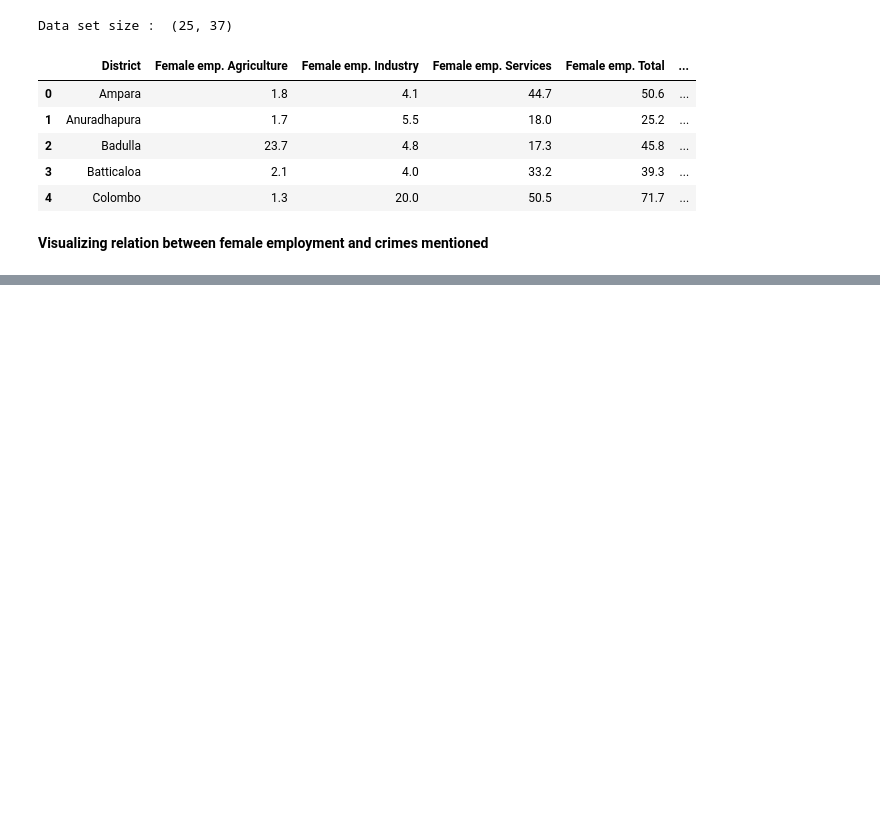
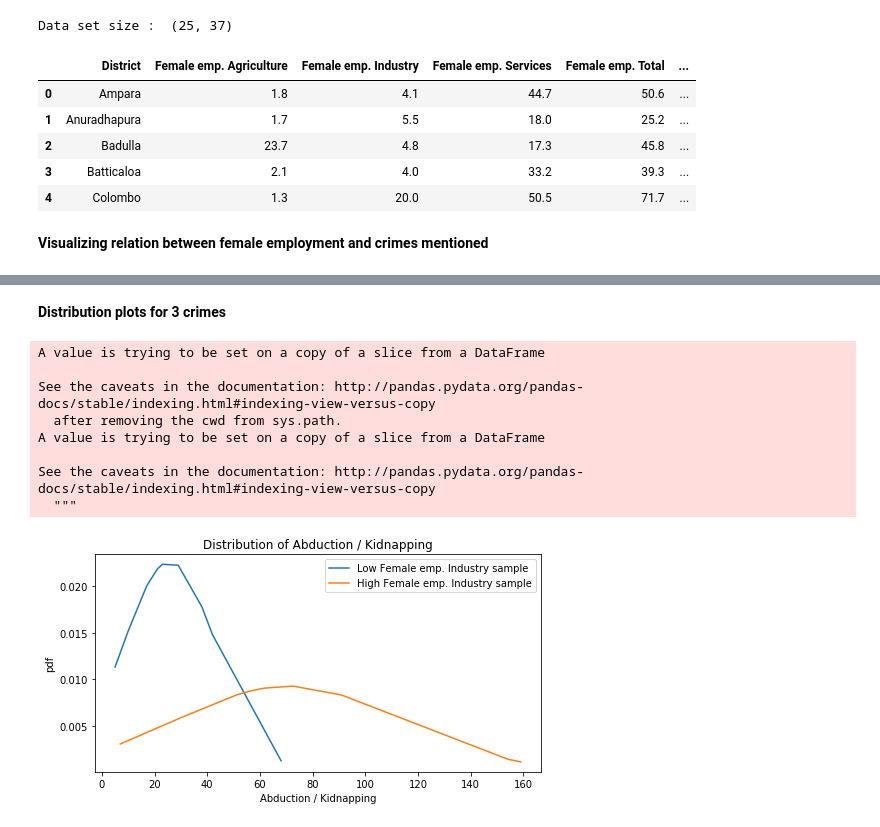
Before and after one commit to PraAnj/gov.lk.data.analysis, a Jupyter notebook: src/female_industrial_employment_relates_to_crimes.ipynb, the cells around one changed output, grey strips where cells are left out. Saved outputs shown, nothing was run; the diff lists cells and outputs as text; code cells hidden in the pictures; blank space fills up the shorter version.

```diff
--- a/src/female_industrial_employment_relates_to_crimes.ipynb
+++ b/src/female_industrial_employment_relates_to_crimes.ipynb
@@ -68,0 +97,4 @@ plotScatterForCrime('Hurt  by Knife etc.', "Hurt by knife", 3)
+# %%
+## Low Female emp. Industry sample
+low_sample = integrated_data[:12]
+low_sample.describe()
@@ -68,0 +111,4 @@ plotScatterForCrime('Hurt  by Knife etc.', "Hurt by knife", 3)
+# %%
+## High Female emp. Industry sample
+high_sample = integrated_data[12:]
+high_sample.describe()
@@ -68,0 +125,31 @@ plotScatterForCrime('Hurt  by Knife etc.', "Hurt by knife", 3)
+# %% [markdown]
+**Distribution plots for 3 crimes**
+# %%
+def plotDistributionPlot(column):
+    fig, ax = plt.subplots(figsize=(8,4))
+
+    low_sample.sort_values(by=column, inplace=True)
+    high_sample.sort_values(by=column, inplace=True)
+
+    low_sample_fit = stat.norm.pdf(low_sample[column], low_sample[column].mean(), low_sample[column].std())
+    ax.plot(low_sample[column], low_sample_fit, label='Low Female emp. Industry sample')
+
+    high_sample_fit = stat.norm.pdf(high_sample[column], high_sample[column].mean(), high_sample[column].std())
+    ax.plot(high_sample[column], high_sample_fit, label='High Female emp. Industry sample')
+
+    plt.title('Distribution of '+ column)
+    plt.xlabel(column)
+    plt.ylabel('pdf')
+    plt.legend()
+# %%
+plotDistributionPlot('Abduction / Kidnapping')
+# %% [output]
+A value is trying to be set on a copy of a slice from a DataFrame
+
+See the caveats in the documentation: http://pandas.pydata.org/pandas-docs/stable/indexing.html#indexing-view-versus-copy
+  after removing the cwd from sys.path.
+A value is trying to be set on a copy of a slice from a DataFrame
+
+See the caveats in the documentation: http://pandas.pydata.org/pandas-docs/stable/indexing.html#indexing-view-versus-copy
+  """
+[figure, added]
```
Also changed, not shown: parts of 18 cells of this notebook.
